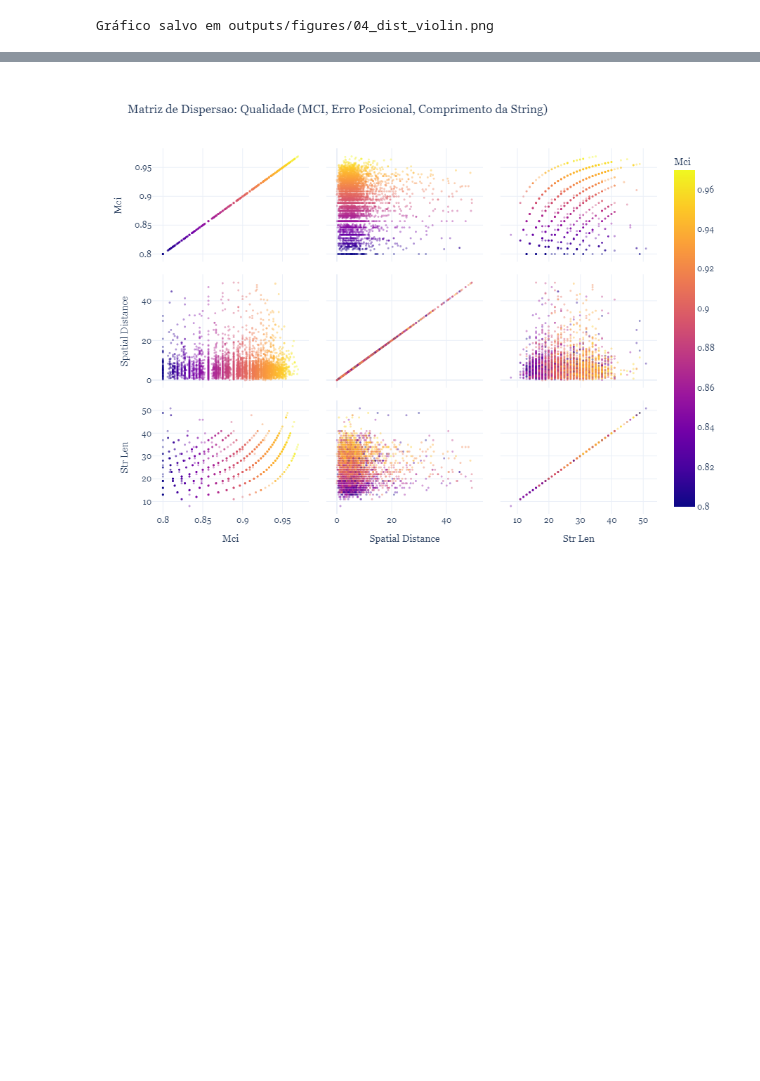
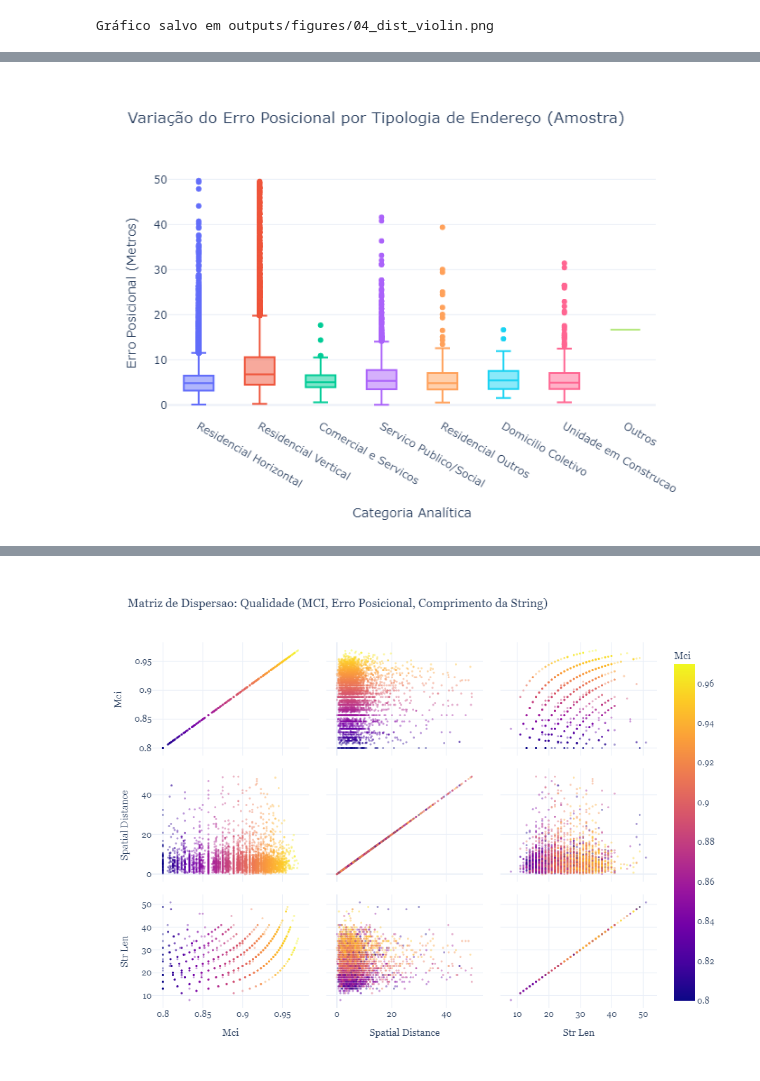
Before and after one commit to mcatrinque/geocoding-quality-analysis, a Jupyter notebook: notebooks/04_quality_and_accuracy.ipynb, the cells around one changed output, grey strips where cells are left out. Saved outputs shown, nothing was run; the diff lists cells and outputs as text; code cells hidden in the pictures; blank space fills up the shorter version.

```diff
--- a/notebooks/04_quality_and_accuracy.ipynb
+++ b/notebooks/04_quality_and_accuracy.ipynb
@@ -113,0 +125,26 @@ Gráfico salvo em outputs/figures/04_dist_violin.png
+# %%
+from src.metrics import categorize_cnefe_species
+
+# Aplicar categorização na base de alta certeza
+high_certainty_df = categorize_cnefe_species(high_certainty_df)
+hc_sample = categorize_cnefe_species(hc_sample)
+
+# Calcular métricas agregadas por categoria
+cat_summary = high_certainty_df.groupby('categoria_analitica').agg(
+    count=('id_cnefe', 'count'),
+    mci_mean=('MCI', 'mean'),
+    error_mean=('spatial_distance', 'mean'),
+    error_median=('spatial_distance', 'median')
+).reset_index()
+
+# RMSE por categoria
+def get_rmse(group):
+    return calculate_positional_rmse(group, 'spatial_distance')
+
+cat_summary['rmse_posicional'] = high_certainty_df.groupby('categoria_analitica').apply(get_rmse).values
+
+print("Tabela 1: Resumo de Qualidade por Categoria de Endereço (MCI >= 0.8)")
+display(cat_summary.sort_values('rmse_posicional'))
+
+# Salvar tabela para dissertação
+cat_summary.to_csv('outputs/tables/04_quality_by_category.csv', index=False)
@@ -113,0 +163,21 @@ Gráfico salvo em outputs/figures/04_dist_violin.png
+# %%
+# Visualização Boxplot: Dispersão do Erro por Categoria
+fig_cat = px.box(
+    hc_sample,
+    x="categoria_analitica",
+    y="spatial_distance",
+    color="categoria_analitica",
+    title='Variação do Erro Posicional por Tipologia de Endereço (Amostra)',
+    category_orders={"categoria_analitica": ["Residencial Horizontal", "Residencial Vertical", "Comercial e Servicos", "Servico Publico/Social"]}
+)
+
+fig_cat.update_layout(
+    xaxis_title="Categoria Analítica",
+    yaxis_title="Erro Posicional (Metros)",
+    showlegend=False,
+    template='plotly_white'
+)
+fig_cat.show()
+fig_cat.write_image('outputs/figures/04_error_by_category_box.png')
+# %% [output]
+[figure, added]
```
Also changed, not shown: parts of 8 cells of this notebook, 11 other files.
